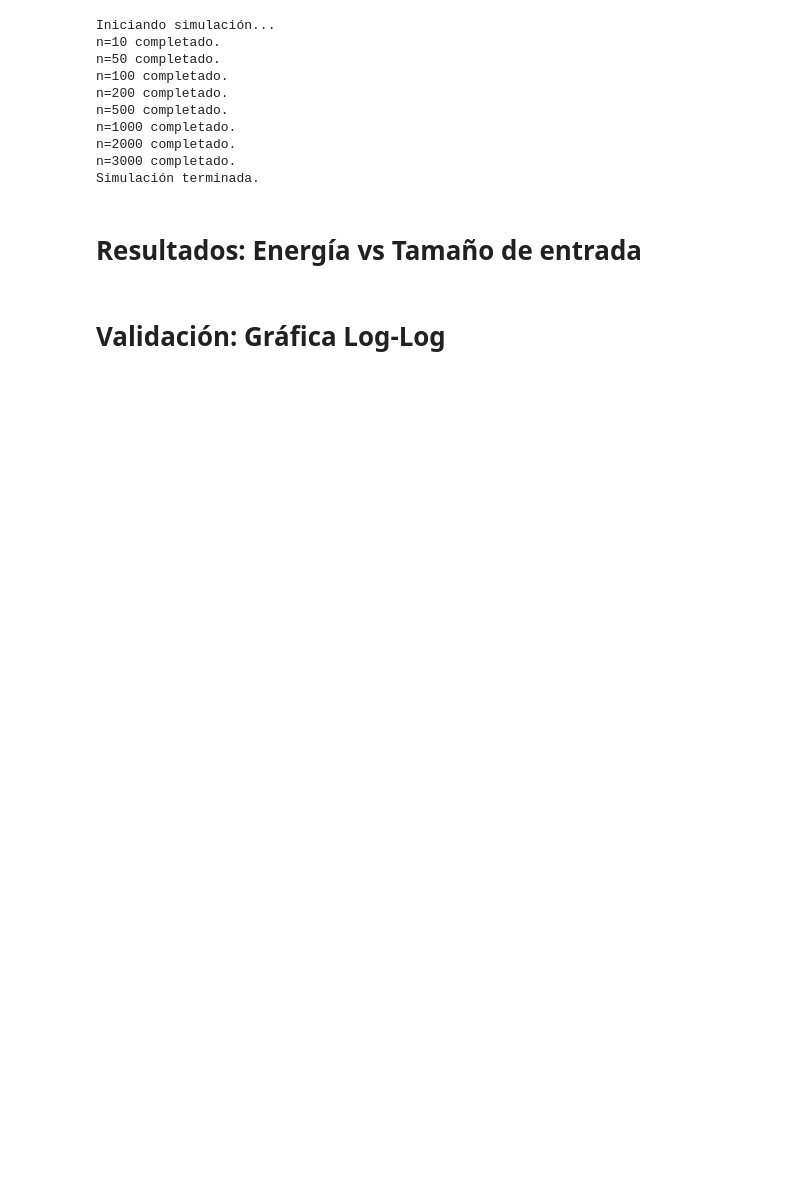
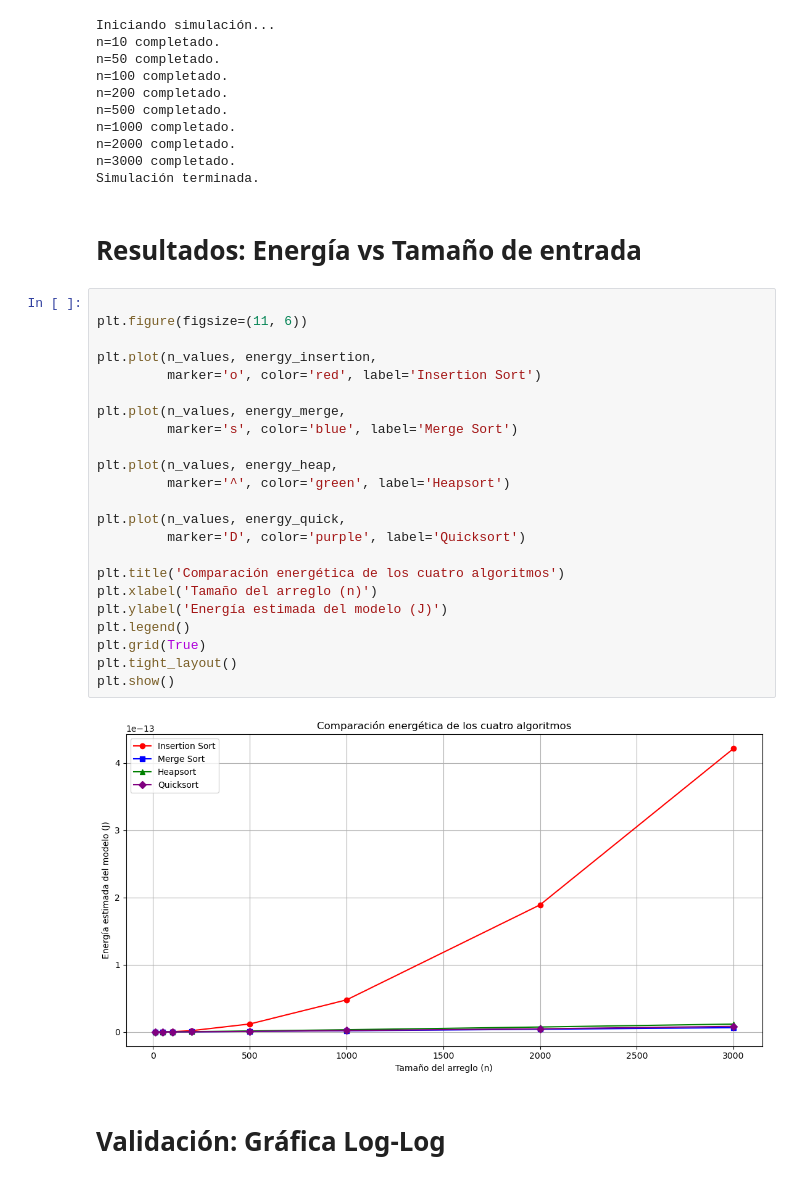
Before and after one commit to Davoreyh/proyecto_fisica, a Jupyter notebook: notebook_landauer.ipynb, the cells around one changed output. Saved outputs shown, nothing was run; the diff lists cells and outputs as text; blank space fills up the shorter version.

```diff
--- a/notebook_landauer.ipynb
+++ b/notebook_landauer.ipynb
@@ -129,6 +300,31 @@ n=3000 completado.
 Simulación terminada.
 # %% [markdown]
 # Resultados: Energía vs Tamaño de entrada
+# %%
+
+plt.figure(figsize=(11, 6))
+
+plt.plot(n_values, energy_insertion,
+         marker='o', color='red', label='Insertion Sort')
+
+plt.plot(n_values, energy_merge,
+         marker='s', color='blue', label='Merge Sort')
+
+plt.plot(n_values, energy_heap,
+         marker='^', color='green', label='Heapsort')
+
+plt.plot(n_values, energy_quick,
+         marker='D', color='purple', label='Quicksort')
+
+plt.title('Comparación energética de los cuatro algoritmos')
+plt.xlabel('Tamaño del arreglo (n)')
+plt.ylabel('Energía estimada del modelo (J)')
+plt.legend()
+plt.grid(True)
+plt.tight_layout()
+plt.show()
+# %% [output]
+[figure, added]
 # %% [markdown]
 # Validación: Gráfica Log-Log
 # %%
```
Also changed, not shown: parts of 7 cells of this notebook.
